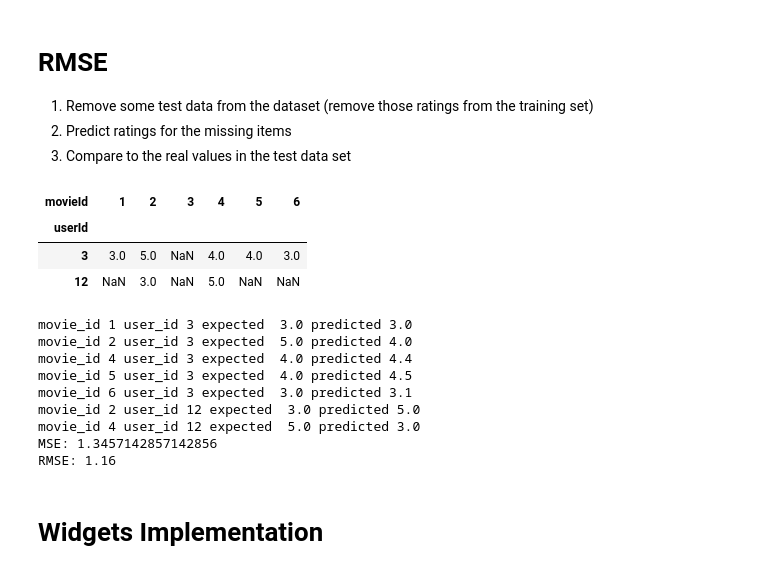
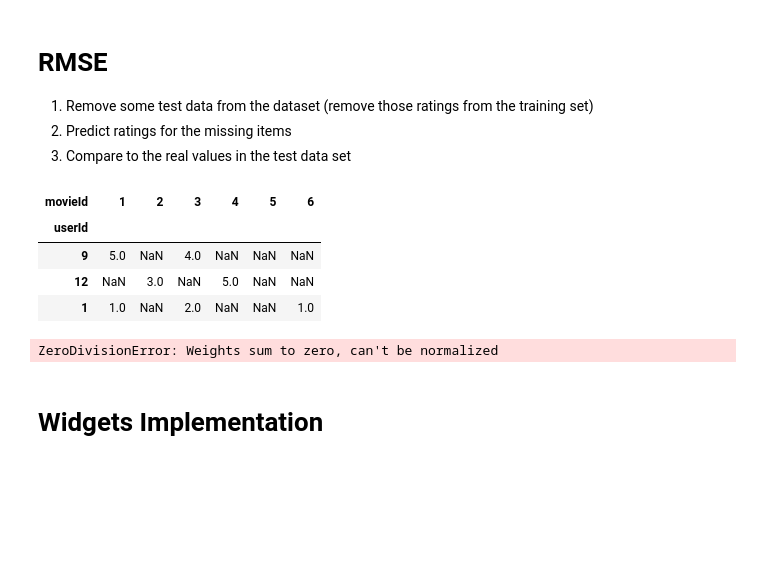
Before and after one commit to alexbejann/frisian-runes-recognition, a Jupyter notebook: MLBD-Assignment1-jupyter/Collaborative Filtering_v2.ipynb, the cells around one changed output. Drawn from its saved outputs; the diff is of its cells as text; code cells hidden in the pictures; blank space fills up the shorter version.

```diff
--- a/MLBD-Assignment1-jupyter/Collaborative Filtering_v2.ipynb
+++ b/MLBD-Assignment1-jupyter/Collaborative Filtering_v2.ipynb
@@ -433,12 +433,13 @@ User-user Hit rate: 0.0
 3. Compare to the real values in the test data set
 # %%
 # Split the data into a training set and a test set
-train_df, test_df = train_test_split(user_item_matrix, test_size=0.1)
+train_df, test_df = train_test_split(user_item_matrix, test_size=0.2)
 
 test_df
 # %% [output]
 | movieId | 1 | 2 | 3 | 4 | 5 | 6 |
 | userId |  |  |  |  |  |  |
-| 3 | 3.0 | 5.0 | NaN | 4.0 | 4.0 | 3.0 |
+| 9 | 5.0 | NaN | 4.0 | NaN | NaN | NaN |
 | 12 | NaN | 3.0 | NaN | 5.0 | NaN | NaN |
+| 1 | 1.0 | NaN | 2.0 | NaN | NaN | 1.0 |
 # %%
@@ -465,18 +463,10 @@ def calculate_rmse(test_dataframe, user_item_matrix, similarity_matrix):
     # Calculate the RMSE as the square root of the MSE
     return np.sqrt(mse)
 # %%
-rmse = calculate_rmse(test_df, user_item_matrix, item_item_pearson_similarity_matrix)
+rmse = calculate_rmse(test_df, item_user_matrix, item_item_pearson_similarity_matrix)
 print(f'RMSE: {rmse:.2f}')
 # %% [output]
-movie_id 1 user_id 3 expected  3.0 predicted 3.0
-movie_id 2 user_id 3 expected  5.0 predicted 4.0
-movie_id 4 user_id 3 expected  4.0 predicted 4.4
-movie_id 5 user_id 3 expected  4.0 predicted 4.5
-movie_id 6 user_id 3 expected  3.0 predicted 3.1
-movie_id 2 user_id 12 expected  3.0 predicted 5.0
-movie_id 4 user_id 12 expected  5.0 predicted 3.0
-MSE: 1.3457142857142856
-RMSE: 1.16
+ZeroDivisionError: Weights sum to zero, can't be normalized
 # %%
 # # Item-Item
 # reader = Reader(rating_scale=(0.5, 5))
```
Also changed, not shown: parts of 1 cell of this notebook, 1 other file.
